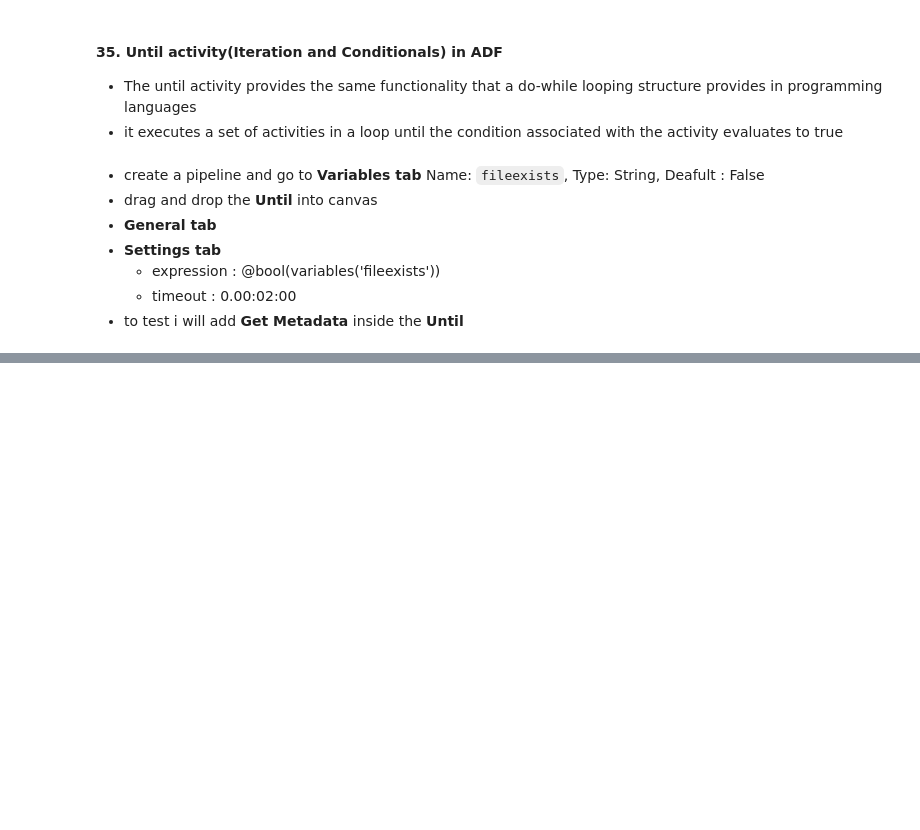
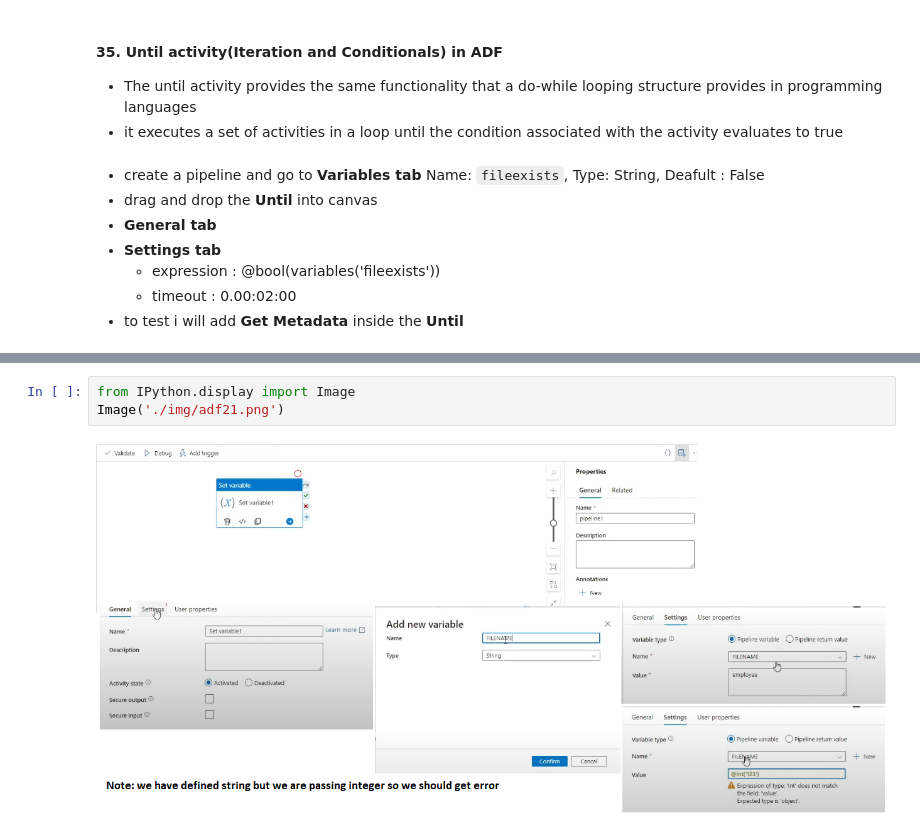
Before and after one commit to pavanpuppala0346/11.cloud, a Jupyter notebook: 1_0_1_ADF_Transformation_Activities_Notes.ipynb, the cells around one changed output, grey strips where cells are left out. Drawn from its saved outputs; the diff is of its cells as text; blank space fills up the shorter version.

```diff
--- a/1_0_1_ADF_Transformation_Activities_Notes.ipynb
+++ b/1_0_1_ADF_Transformation_Activities_Notes.ipynb
@@ -933,0 +941,5 @@ Now i want to store access_token value in a variable
+# %%
+from IPython.display import Image
+Image('./img/adf21.png')
+# %% [output]
+[figure, added]
```
Also changed, not shown: parts of 5 cells of this notebook, 3 other files.
